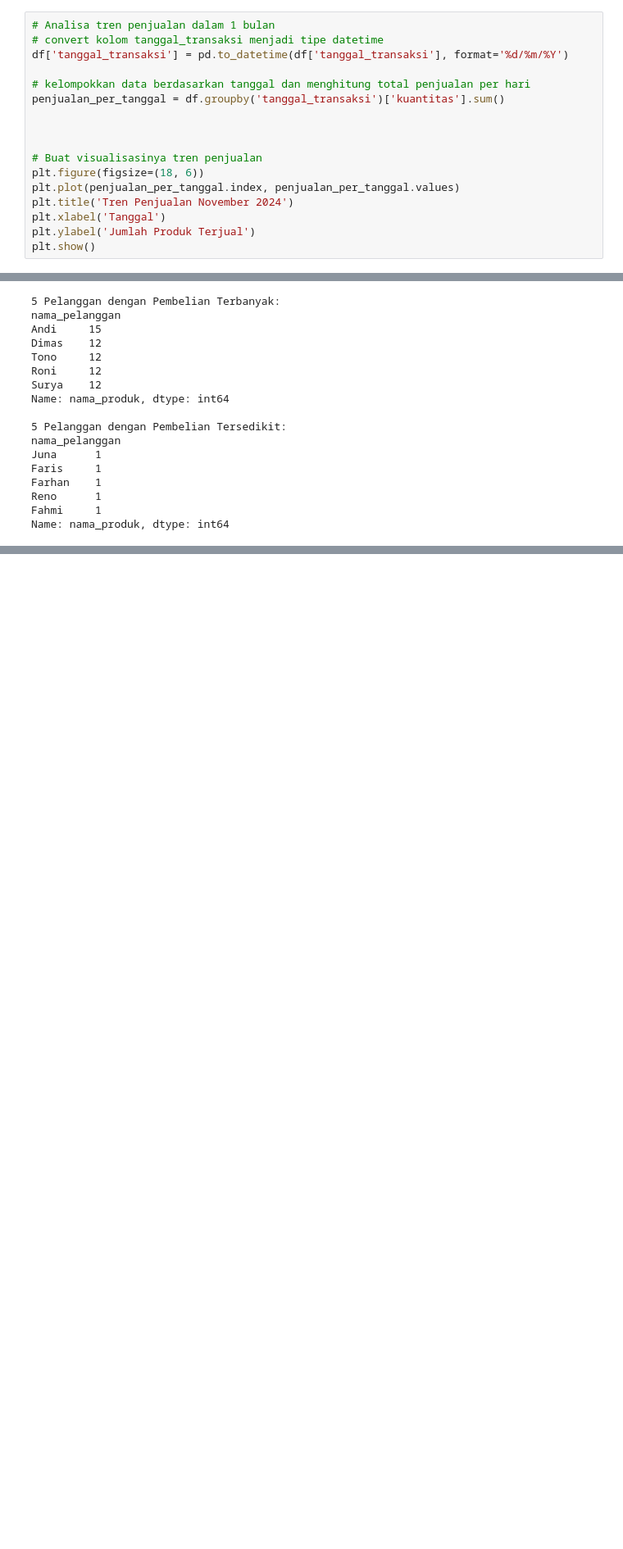
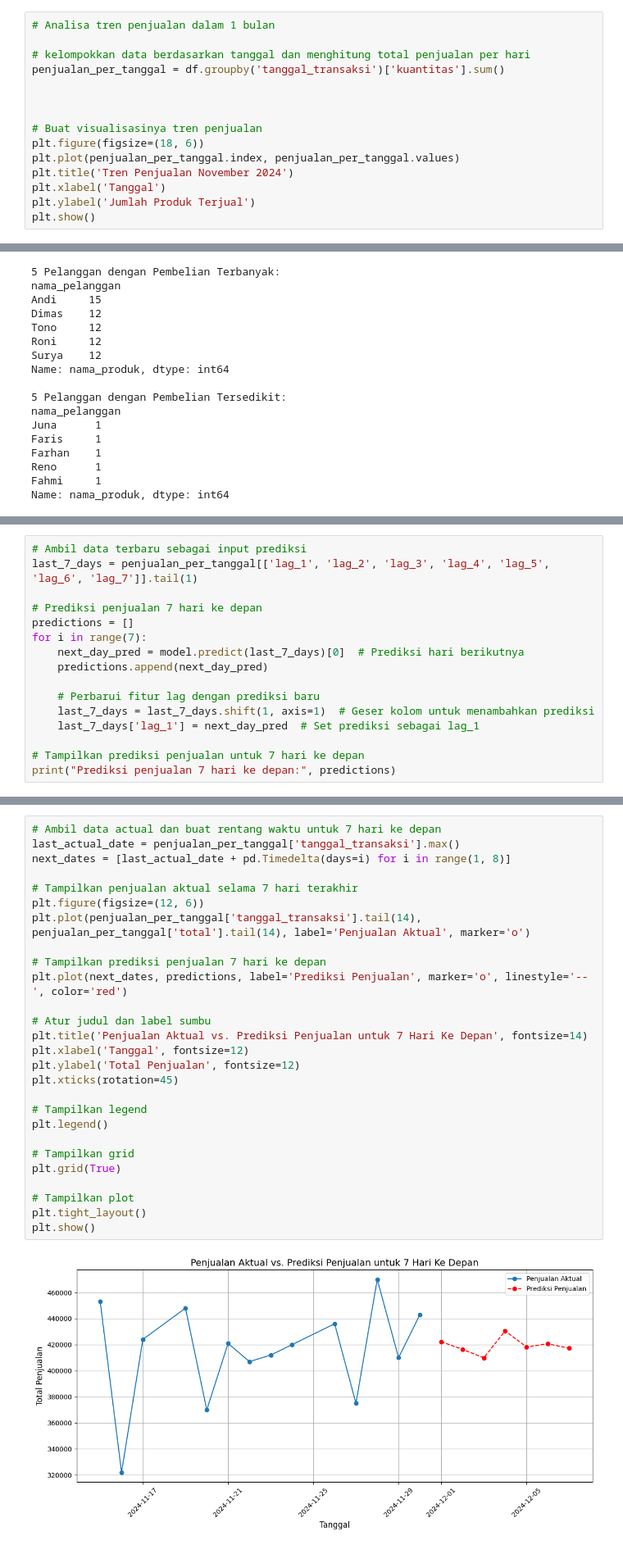
Before and after one commit to hieropradnya/finpro-big-data-analysis, a Jupyter notebook: main.ipynb, the cells around one changed output, grey strips where cells are left out. Shown at 82% size. Drawn from its saved outputs; the diff is of its cells as text; blank space fills up the shorter version.

```diff
--- a/main.ipynb
+++ b/main.ipynb
@@ -103,8 +108,6 @@ plt.show()
 **4. Tren Penjualan**
 # %%
 # Analisa tren penjualan dalam 1 bulan
-# convert kolom tanggal_transaksi menjadi tipe datetime
-df['tanggal_transaksi'] = pd.to_datetime(df['tanggal_transaksi'], format='%d/%m/%Y')
 
 # kelompokkan data berdasarkan tanggal dan menghitung total penjualan per hari
 penjualan_per_tanggal = df.groupby('tanggal_transaksi')['kuantitas'].sum()
@@ -255,0 +303,16 @@ Name: nama_produk, dtype: int64
+# %%
+# Ambil data terbaru sebagai input prediksi
+last_7_days = penjualan_per_tanggal[['lag_1', 'lag_2', 'lag_3', 'lag_4', 'lag_5', 'lag_6', 'lag_7']].tail(1)
+
+# Prediksi penjualan 7 hari ke depan
+predictions = []
+for i in range(7):
+    next_day_pred = model.predict(last_7_days)[0]  # Prediksi hari berikutnya
+    predictions.append(next_day_pred)
+
+    # Perbarui fitur lag dengan prediksi baru
+    last_7_days = last_7_days.shift(1, axis=1)  # Geser kolom untuk menambahkan prediksi
+    last_7_days['lag_1'] = next_day_pred  # Set prediksi sebagai lag_1
+
+# Tampilkan prediksi penjualan untuk 7 hari ke depan
+print("Prediksi penjualan 7 hari ke depan:", predictions)
@@ -255,0 +323,29 @@ Name: nama_produk, dtype: int64
+# %%
+# Ambil data actual dan buat rentang waktu untuk 7 hari ke depan
+last_actual_date = penjualan_per_tanggal['tanggal_transaksi'].max()
+next_dates = [last_actual_date + pd.Timedelta(days=i) for i in range(1, 8)]
+
+# Tampilkan penjualan aktual selama 7 hari terakhir
+plt.figure(figsize=(12, 6))
+plt.plot(penjualan_per_tanggal['tanggal_transaksi'].tail(14), penjualan_per_tanggal['total'].tail(14), label='Penjualan Aktual', marker='o')
+
+# Tampilkan prediksi penjualan 7 hari ke depan
+plt.plot(next_dates, predictions, label='Prediksi Penjualan', marker='o', linestyle='--', color='red')
+
+# Atur judul dan label sumbu
+plt.title('Penjualan Aktual vs. Prediksi Penjualan untuk 7 Hari Ke Depan', fontsize=14)
+plt.xlabel('Tanggal', fontsize=12)
+plt.ylabel('Total Penjualan', fontsize=12)
+plt.xticks(rotation=45)
+
+# Tampilkan legend
+plt.legend()
+
+# Tampilkan grid
+plt.grid(True)
+
+# Tampilkan plot
+plt.tight_layout()
+plt.show()
+# %% [output]
+[figure, added]
```
Also changed, not shown: parts of 9 cells of this notebook.
